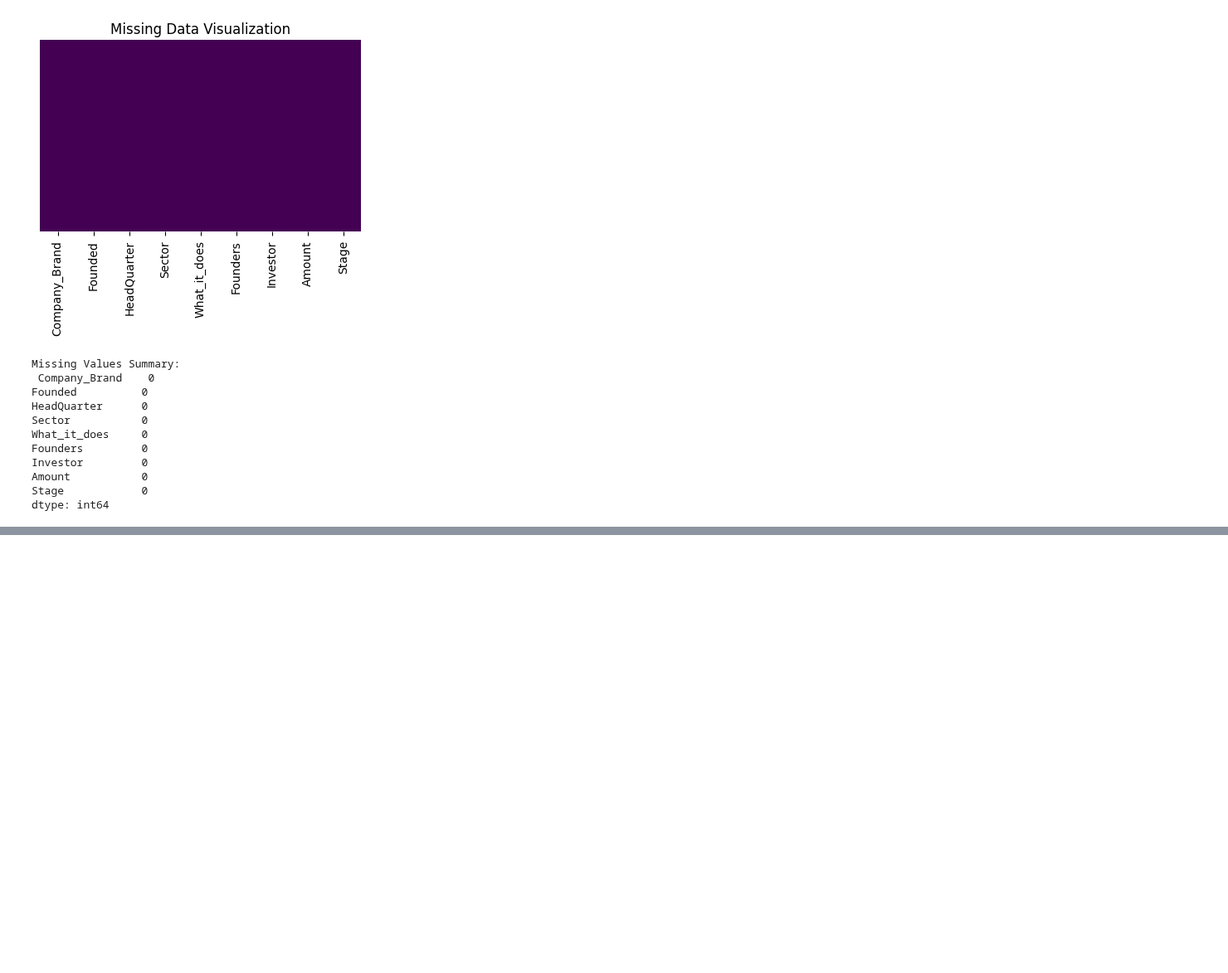
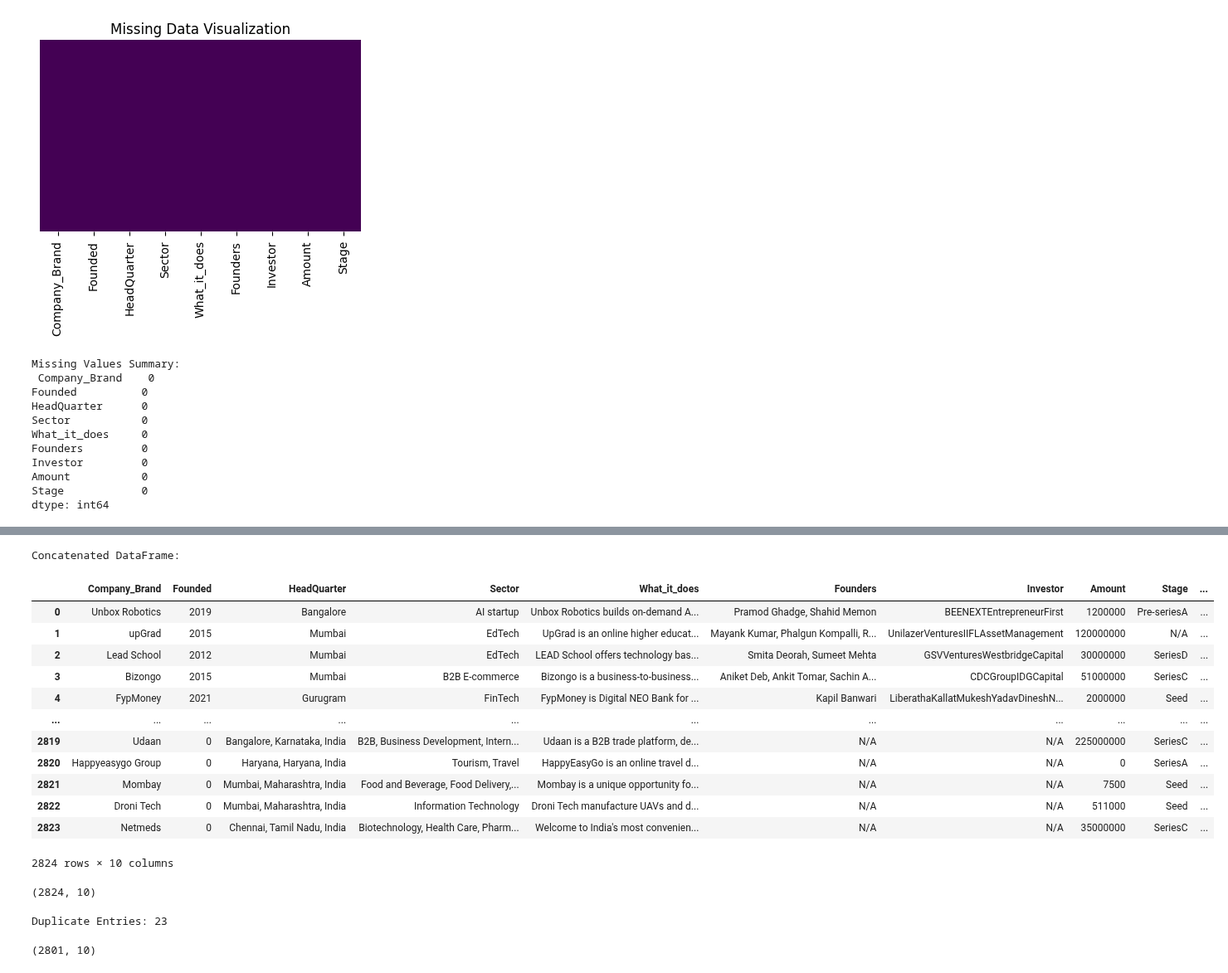
Before and after one commit to GeGe-K/Startup-Ecosystem, a Jupyter notebook: jupyter.ipynb, the cells around one changed output, grey strips where cells are left out. Shown at 83% size. Saved outputs shown, nothing was run; the diff lists cells and outputs as text; code cells hidden in the pictures; blank space fills up the shorter version.

```diff
--- a/jupyter.ipynb
+++ b/jupyter.ipynb
@@ -1706,0 +1726,44 @@ dtype: int64
+# %%
+# Add a column indicating the year data was collected
+cleandata_2021['Year_data_collected'] = '2021'
+cleandata_2020['Year_data_collected'] = '2020'
+cleandata_2019['Year_data_collected'] = '2019'
+cleandata_2018['Year_data_collected'] = '2018'
+
+# Concatenate the DataFrames vertically
+full_data = pd.concat([cleandata_2021, cleandata_2020,cleandata_2019,cleandata_2018], ignore_index=True)
+
+# Display the concatenated DataFrame
+print("Concatenated DataFrame:")
+full_data
+# %% [output]
+Concatenated DataFrame:
+|  | Company_Brand | Founded | HeadQuarter | Sector | What_it_does | Founders | Investor | Amount | Stage | ... |
+| 0 | Unbox Robotics | 2019 | Bangalore | AI startup | Unbox Robotics builds on-demand A... | Pramod Ghadge, Shahid Memon | BEENEXTEntrepreneurFirst | 1200000 | Pre-seriesA | ... |
+| 1 | upGrad | 2015 | Mumbai | EdTech | UpGrad is an online higher educat... | Mayank Kumar, Phalgun Kompalli, R... | UnilazerVenturesIIFLAssetManagement | 120000000 | N/A | ... |
+| 2 | Lead School | 2012 | Mumbai | EdTech | LEAD School offers technology bas... | Smita Deorah, Sumeet Mehta | GSVVenturesWestbridgeCapital | 30000000 | SeriesD | ... |
+| 3 | Bizongo | 2015 | Mumbai | B2B E-commerce | Bizongo is a business-to-business... | Aniket Deb, Ankit Tomar, Sachin A... | CDCGroupIDGCapital | 51000000 | SeriesC | ... |
+| 4 | FypMoney | 2021 | Gurugram | FinTech | FypMoney is Digital NEO Bank for ... | Kapil Banwari | LiberathaKallatMukeshYadavDineshN... | 2000000 | Seed | ... |
+| ... | ... | ... | ... | ... | ... | ... | ... | ... | ... | ... |
+| 2819 | Udaan | 0 | Bangalore, Karnataka, India | B2B, Business Development, Intern... | Udaan is a B2B trade platform, de... | N/A | N/A | 225000000 | SeriesC | ... |
+| 2820 | Happyeasygo Group | 0 | Haryana, Haryana, India | Tourism, Travel | HappyEasyGo is an online travel d... | N/A | N/A | 0 | SeriesA | ... |
+| 2821 | Mombay | 0 | Mumbai, Maharashtra, India | Food and Beverage, Food Delivery,... | Mombay is a unique opportunity fo... | N/A | N/A | 7500 | Seed | ... |
+| 2822 | Droni Tech | 0 | Mumbai, Maharashtra, India | Information Technology | Droni Tech manufacture UAVs and d... | N/A | N/A | 511000 | Seed | ... |
+| 2823 | Netmeds | 0 | Chennai, Tamil Nadu, India | Biotechnology, Health Care, Pharm... | Welcome to India's most convenien... | N/A | N/A | 35000000 | SeriesC | ... |
+2824 rows × 10 columns
+# %%
+full_data.shape
+# %% [output]
+(2824, 10)
+# %%
+# Check for duplicate entries
+print("\nDuplicate Entries:", full_data.duplicated().sum())
+
+# Drop duplicates if necessary
+full_data.drop_duplicates(inplace=True)
+# %% [output]
+Duplicate Entries: 23
+# %%
+full_data.shape
+# %% [output]
+(2801, 10)
```
Also changed, not shown: parts of 7 cells of this notebook.
